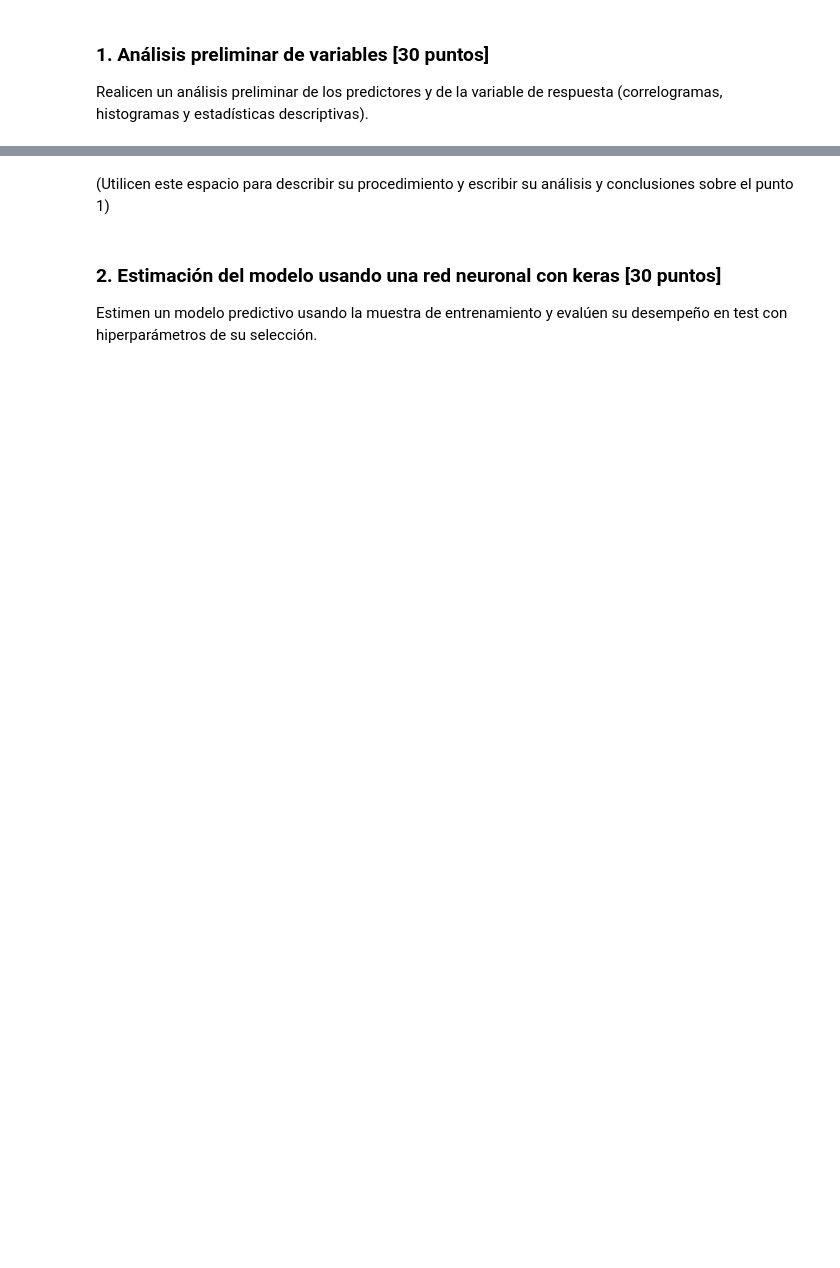
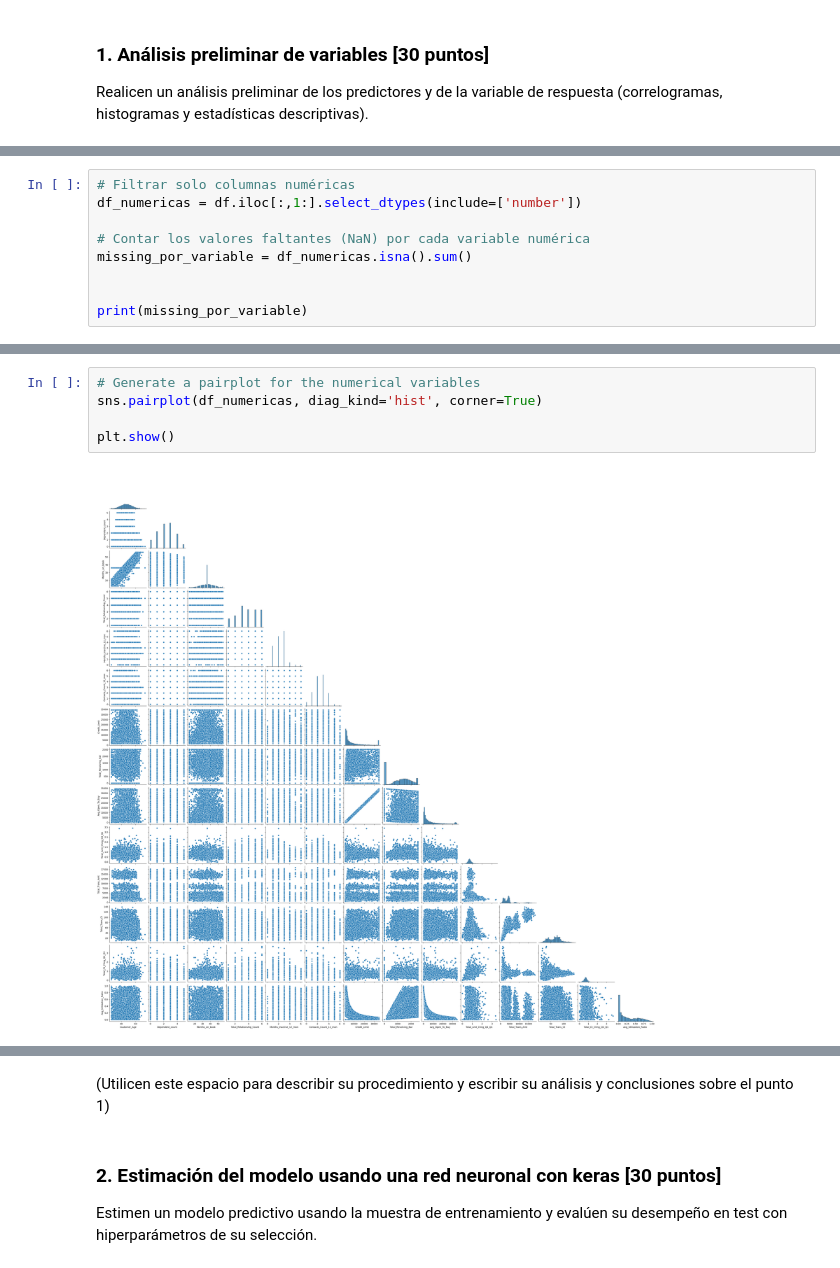
Before and after one commit to molinamarriott/DL-mlp, a Jupyter notebook: S2TCPEP2.ipynb, the cells around one changed output, grey strips where cells are left out. Saved outputs shown, nothing was run; the diff lists cells and outputs as text; blank space fills up the shorter version.

```diff
--- a/S2TCPEP2.ipynb
+++ b/S2TCPEP2.ipynb
@@ -58,0 +130,9 @@ Realicen un análisis preliminar de los predictores y de la variable de respuest
+# %%
+# Filtrar solo columnas numéricas
+df_numericas = df.iloc[:,1:].select_dtypes(include=['number'])
+
+# Contar los valores faltantes (NaN) por cada variable numérica
+missing_por_variable = df_numericas.isna().sum()
+
+
+print(missing_por_variable)
@@ -58,0 +179,7 @@ Realicen un análisis preliminar de los predictores y de la variable de respuest
+# %%
+# Generate a pairplot for the numerical variables
+sns.pairplot(df_numericas, diag_kind='hist', corner=True)
+
+plt.show()
+# %% [output]
+[figure, added]
```
Also changed, not shown: parts of 18 cells of this notebook.
